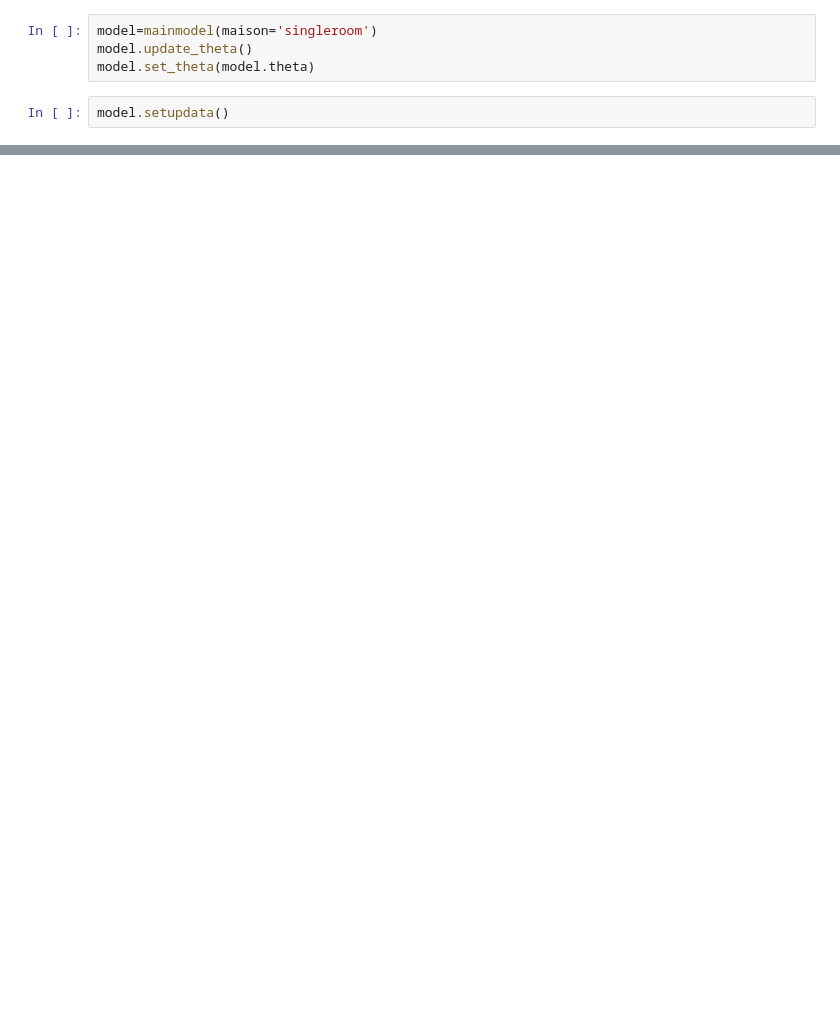
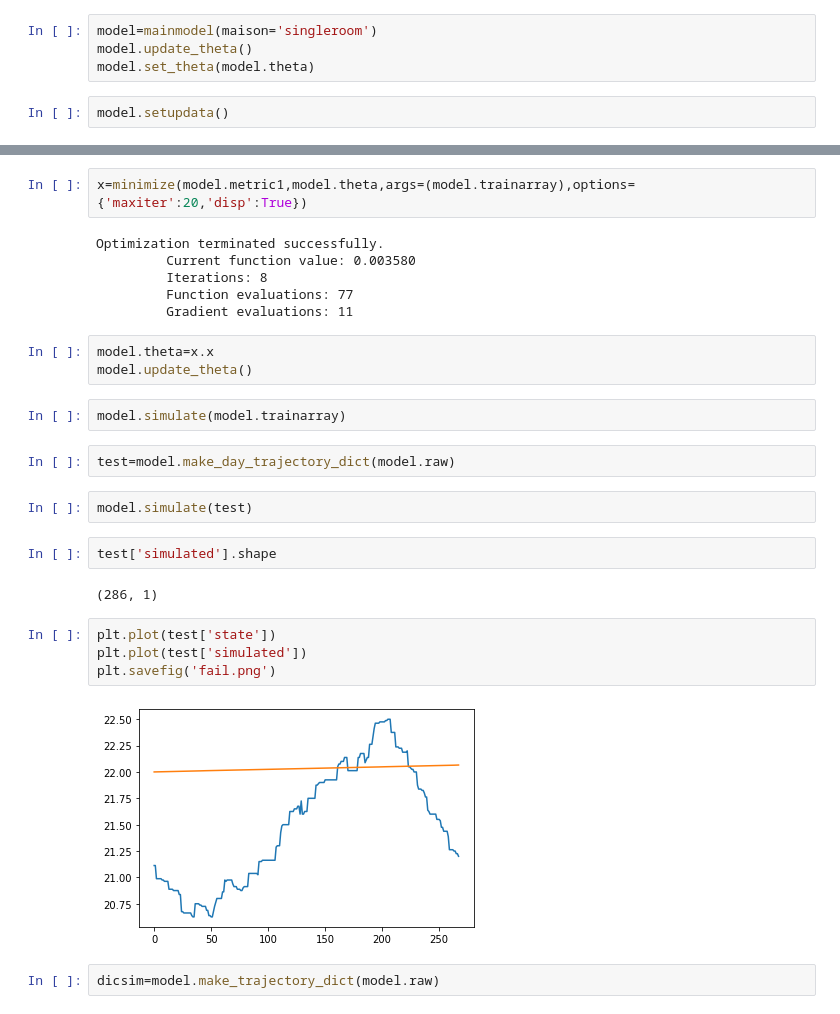
Before and after one commit to dimiphoton/basic-MPC, a Jupyter notebook: src/models/project.ipynb, the cells around one changed output, grey strips where cells are left out. Drawn from its saved outputs; the diff is of its cells as text; blank space fills up the shorter version.

```diff
--- a/src/models/project.ipynb
+++ b/src/models/project.ipynb
@@ -79,0 +53,29 @@ state [23.26040276]
+# %%
+x=minimize(model.metric1,model.theta,args=(model.trainarray),options={'maxiter':20,'disp':True})
+# %% [output]
+Optimization terminated successfully.
+         Current function value: 0.003580
+         Iterations: 8
+         Function evaluations: 77
+         Gradient evaluations: 11
+# %%
+model.theta=x.x
+model.update_theta()
+# %%
+model.simulate(model.trainarray)
+# %%
+test=model.make_day_trajectory_dict(model.raw)
+# %%
+model.simulate(test)
+# %%
+test['simulated'].shape
+# %% [output]
+(286, 1)
+# %%
+plt.plot(test['state'])
+plt.plot(test['simulated'])
+plt.savefig('fail.png')
+# %% [output]
+[figure, added]
+# %%
+dicsim=model.make_trajectory_dict(model.raw)
```
Also changed, not shown: parts of 14 cells of this notebook, 22 other files.
